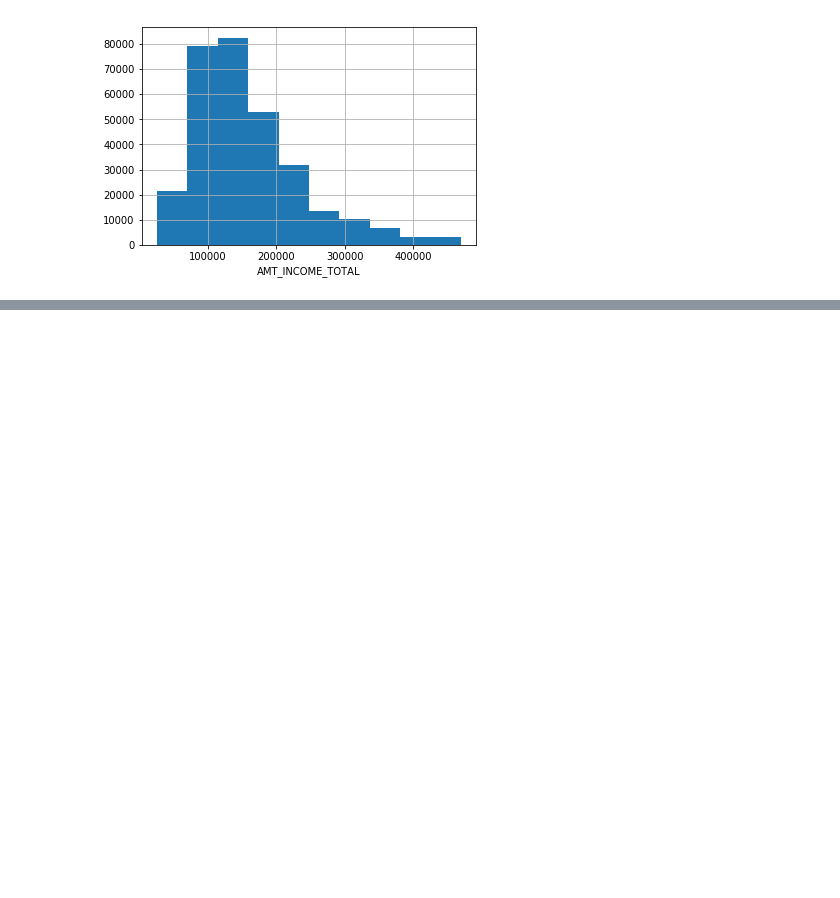
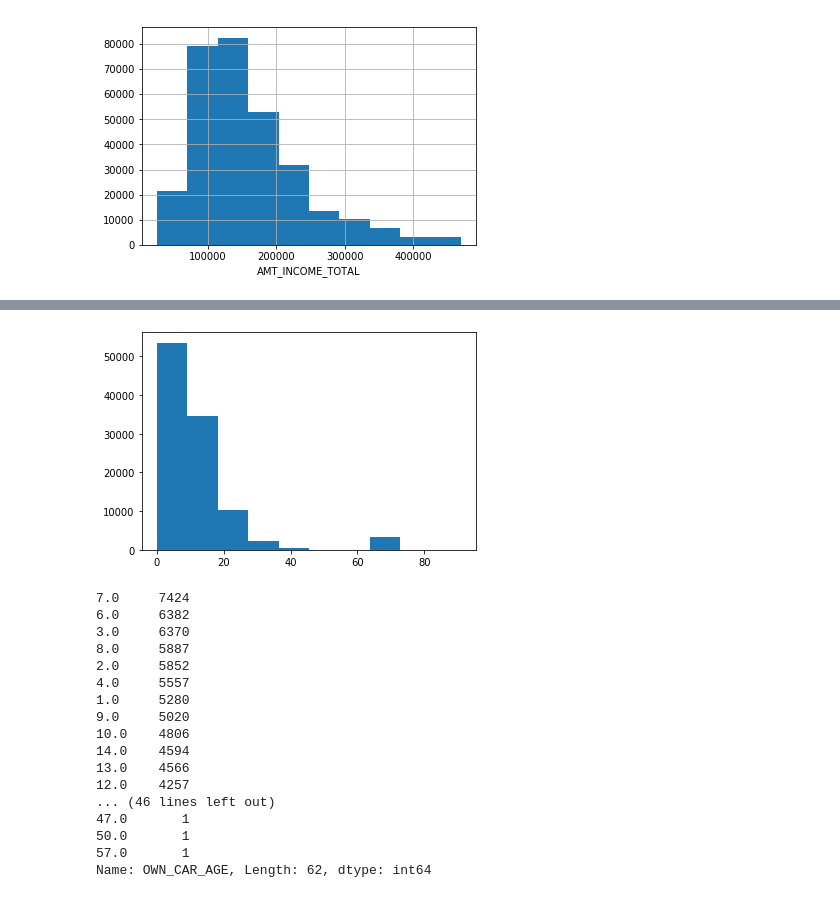
Before and after one commit to zzo30802/3rd-ML100Days, a Jupyter notebook: homework/ML_100Days_note.ipynb, the cells around one changed output, grey strips where cells are left out. Cells and saved outputs as stored; diff of their text form; code cells hidden in the pictures; blank space fills up the shorter version.

```diff
--- a/homework/ML_100Days_note.ipynb
+++ b/homework/ML_100Days_note.ipynb
@@ -569,0 +697,24 @@ Text(0.5, 0, 'AMT_INCOME_TOTAL')
+# %%
+# 檢查 OWN_CAR_AGE: 貸款人的車齡
+plt.hist(app_train[~app_train.OWN_CAR_AGE.isnull()]['OWN_CAR_AGE'])
+plt.show()
+app_train['OWN_CAR_AGE'].value_counts()
+# %% [output]
+[figure, added]
+7.0     7424
+6.0     6382
+3.0     6370
+8.0     5887
+2.0     5852
+4.0     5557
+1.0     5280
+9.0     5020
+10.0    4806
+14.0    4594
+13.0    4566
+12.0    4257
+... (46 lines left out)
+47.0       1
+50.0       1
+57.0       1
+Name: OWN_CAR_AGE, Length: 62, dtype: int64
```
Also changed, not shown: parts of 18 cells of this notebook.
